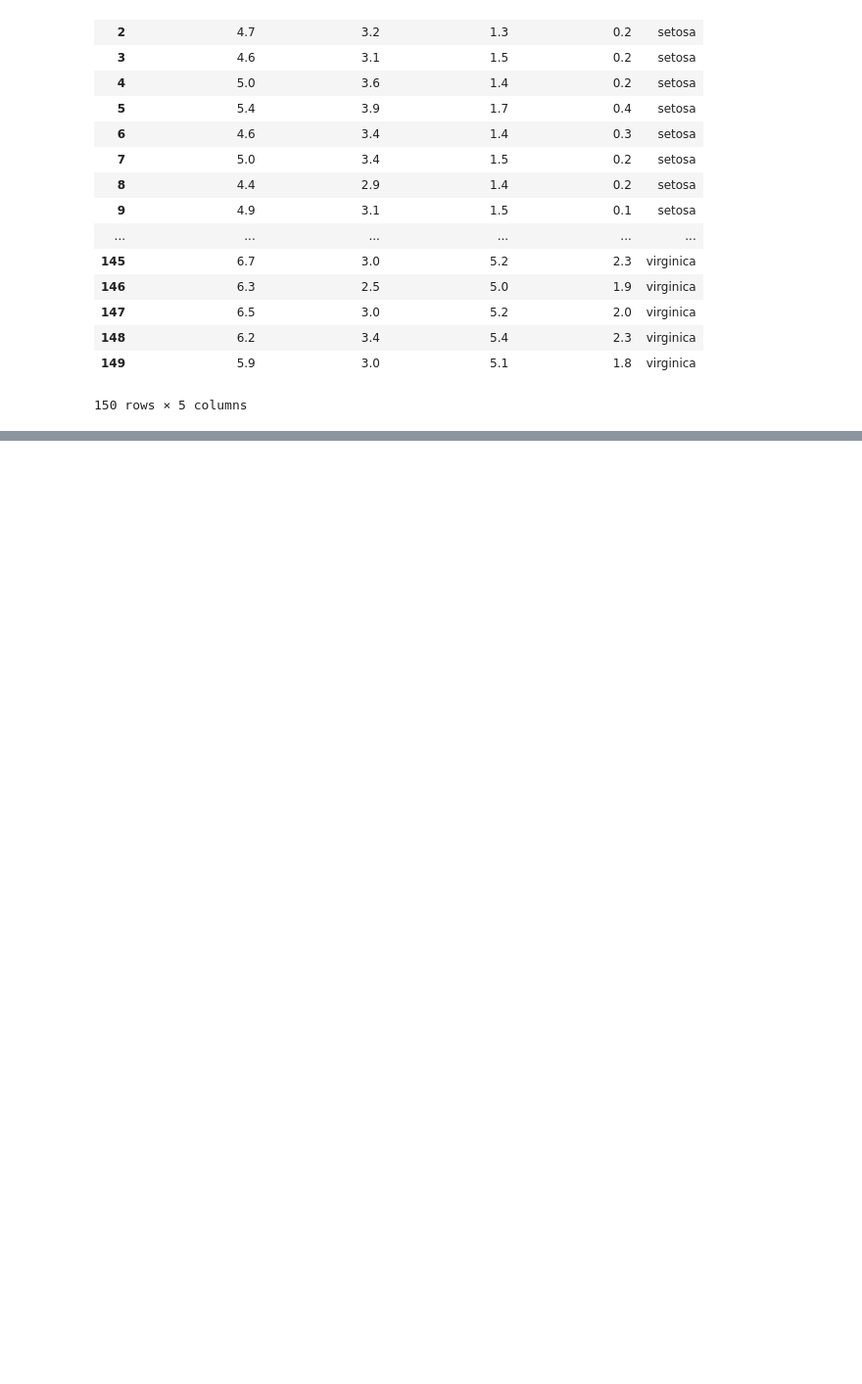
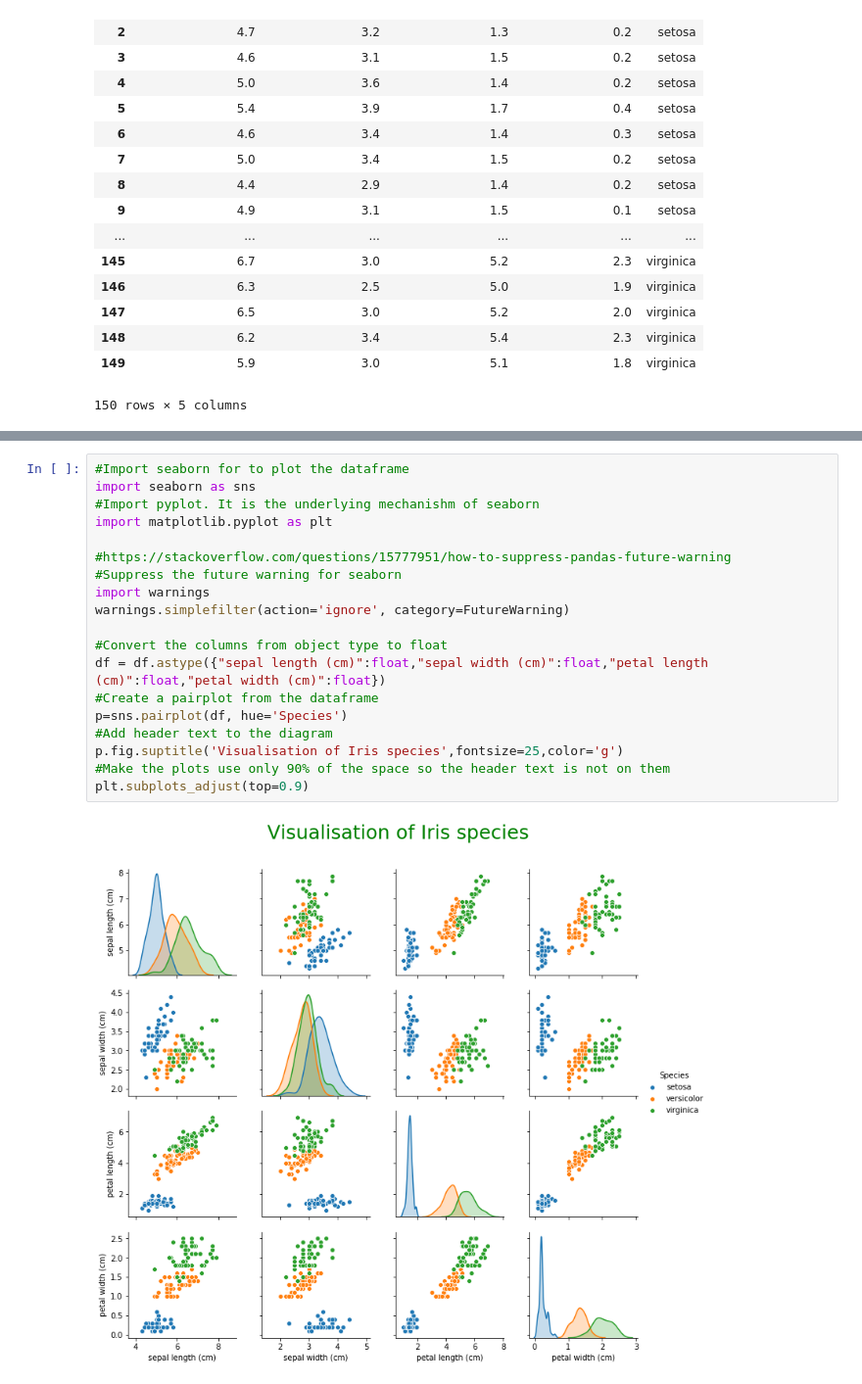
Before and after one commit to mxsxs2/Emerging-Technologies-Project, a Jupyter notebook: notebooks/Iris_datatset.ipynb, the cells around one changed output, grey strips where cells are left out. Shown at 98% size. Cells and saved outputs as stored; diff of their text form; blank space fills up the shorter version.

Commit message:
Add scatter diagrams to iris notebook

```diff
--- a/notebooks/Iris_datatset.ipynb
+++ b/notebooks/Iris_datatset.ipynb
@@ -110,0 +102,21 @@ df
+# %%
+#Import seaborn for to plot the dataframe
+import seaborn as sns
+#Import pyplot. It is the underlying mechanishm of seaborn
+import matplotlib.pyplot as plt
+
+#https://stackoverflow.com/questions/15777951/how-to-suppress-pandas-future-warning
+#Suppress the future warning for seaborn
+import warnings
+warnings.simplefilter(action='ignore', category=FutureWarning)
+
+#Convert the columns from object type to float
+df = df.astype({"sepal length (cm)":float,"sepal width (cm)":float,"petal length (cm)":float,"petal width (cm)":float})
+#Create a pairplot from the dataframe
+p=sns.pairplot(df, hue='Species')
+#Add header text to the diagram
+p.fig.suptitle('Visualisation of Iris species',fontsize=25,color='g')
+#Make the plots use only 90% of the space so the header text is not on them
+plt.subplots_adjust(top=0.9)
+# %% [output]
+[figure, added]
```
Also changed, not shown: parts of 3 cells of this notebook.
